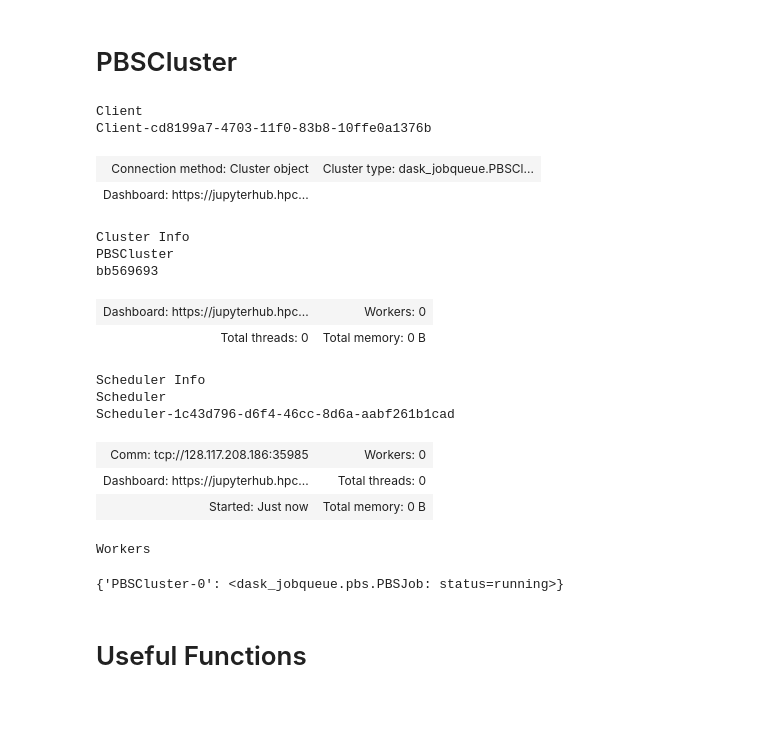
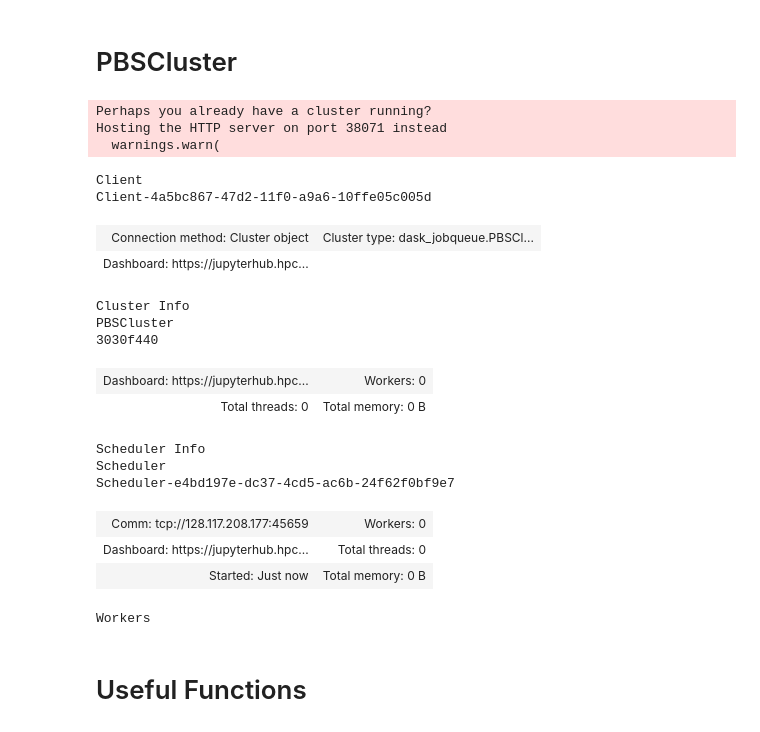
Before and after one commit to allan3prez/ATLN_HG, a Jupyter notebook: CANI_EANI_EOFa.ipynb, the cells around one changed output. Drawn from its saved outputs; the diff is of its cells as text; code cells hidden in the pictures.

```diff
--- a/CANI_EANI_EOFa.ipynb
+++ b/CANI_EANI_EOFa.ipynb
@@ -26,44 +26,45 @@ import matplotlib.pyplot as plt
 # %%
 # Create a PBS cluster object
 cluster = PBSCluster(account='P93300313',
-                     job_name='ATLN-ENSO-CESMLE2',
+                     job_name='CANI_EANI_EOFa',
                      cores=1,
                      memory='8GiB',
                      processes=1,
                      walltime='02:00:00',
                      queue='casper',
                      interface='ext',
                      n_workers=1)
 
 # dont scale many workers unless using LE
 # cluster.scale(10)
 
 client = Client(cluster)
 client
 # %% [output]
-Client
-Client-cd8199a7-4703-11f0-83b8-10ffe0a1376b
+Perhaps you already have a cluster running?
+Hosting the HTTP server on port 38071 instead
+  warnings.warn(
+Client
+Client-4a5bc867-47d2-11f0-a9a6-10ffe05c005d
 | Connection method: Cluster object | Cluster type: dask_jobqueue.PBSCl... |
 | Dashboard: https://jupyterhub.hpc... |  |
-Cluster Info
-PBSCluster
-bb569693
+Cluster Info
+PBSCluster
+3030f440
 | Dashboard: https://jupyterhub.hpc... | Workers: 0 |
 | Total threads: 0 | Total memory: 0 B |
-Scheduler Info
-Scheduler
-Scheduler-1c43d796-d6f4-46cc-8d6a-aabf261b1cad
+Scheduler Info
+Scheduler
+Scheduler-e4bd197e-dc37-4cd5-ac6b-24f62f0bf9e7
-| Comm: tcp://128.117.208.186:35985 | Workers: 0 |
+| Comm: tcp://128.117.208.177:45659 | Workers: 0 |
 | Dashboard: https://jupyterhub.hpc... | Total threads: 0 |
 | Started: Just now | Total memory: 0 B |
-Workers
+Workers
 # %%
 cluster.scale(2)
 # %%
-# cluster.shutdow()
-cluster.workers
+client.shutdown()
+# cluster.workers
-# %% [output]
-{'PBSCluster-0': <dask_jobqueue.pbs.PBSJob: status=running>}
 # %% [markdown]
 # Useful Functions
 # %%
```
Also changed, not shown: parts of 18 cells of this notebook, 2 other files.
